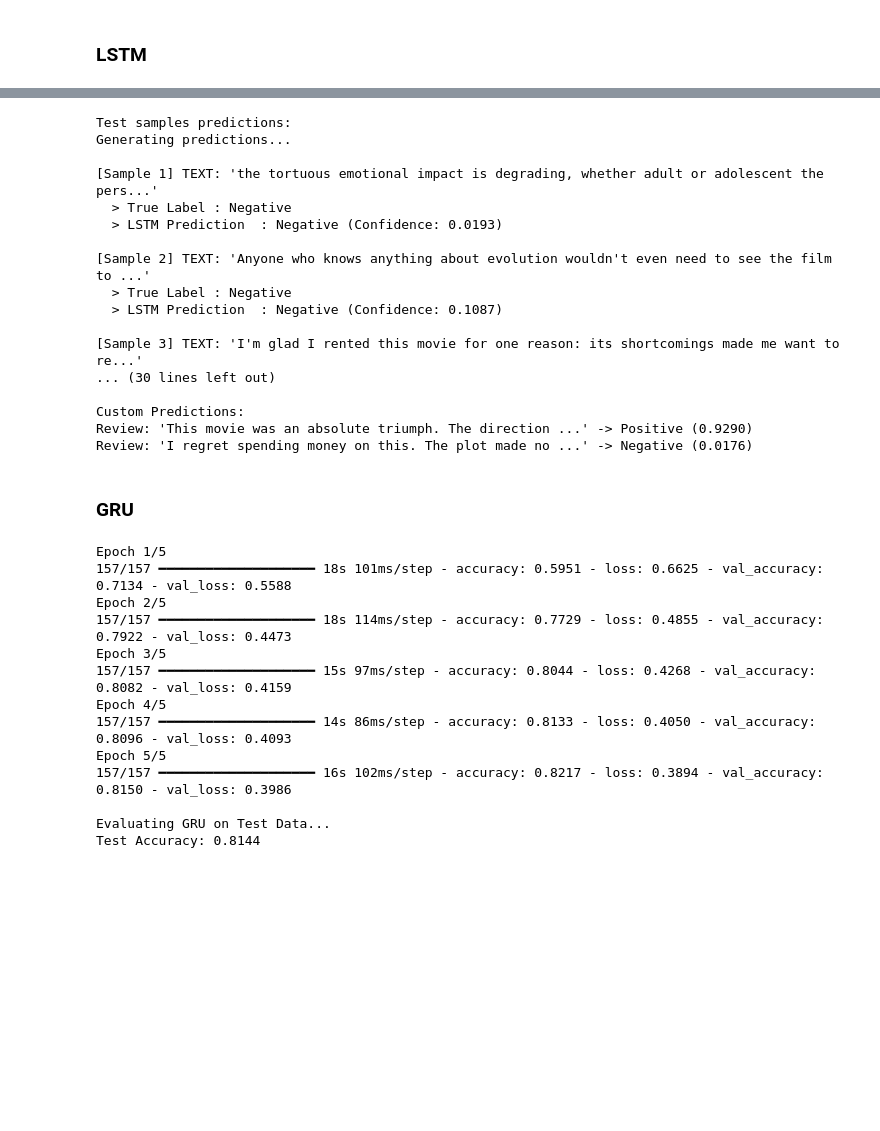
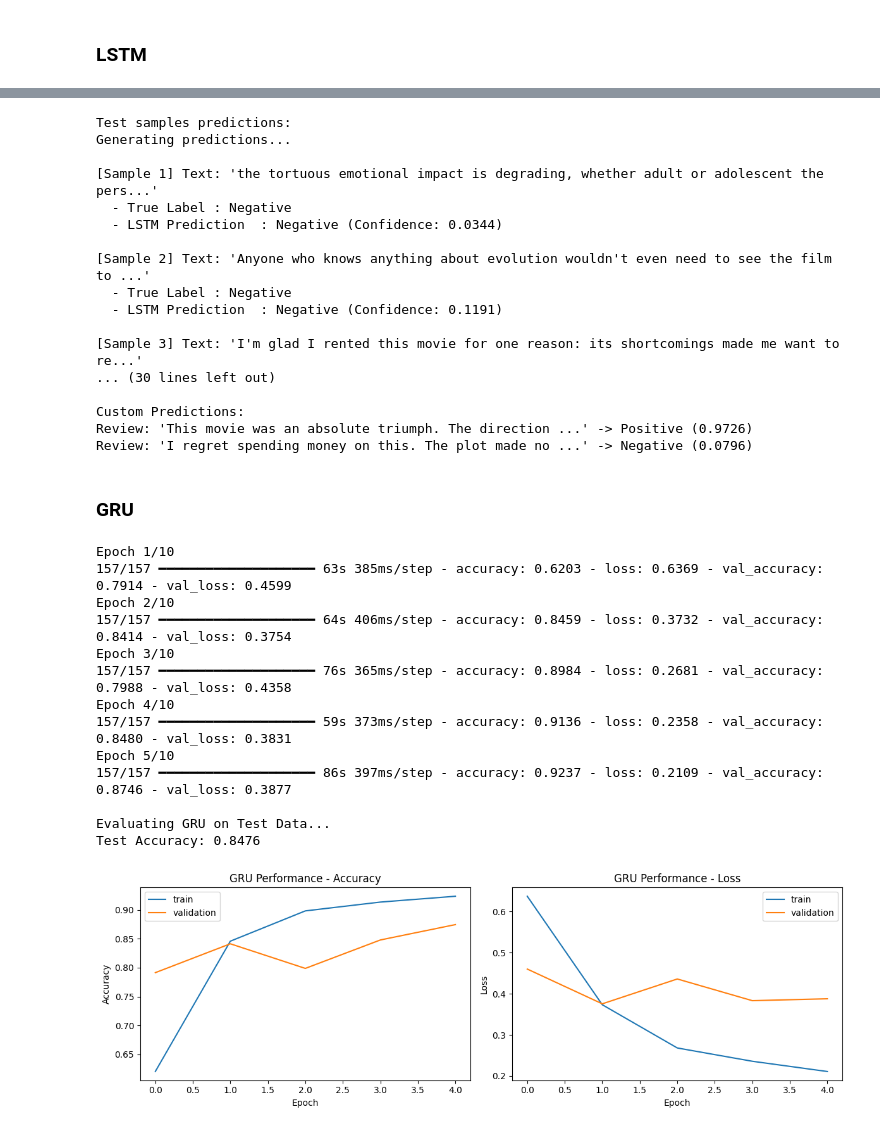
Before and after one commit to Grena30/Neural-Networks, a Jupyter notebook: notebooks/laboratory_work_4.ipynb, the cells around one changed output, grey strips where cells are left out. Cells and saved outputs as stored; diff of their text form; code cells hidden in the pictures; blank space fills up the shorter version.

```diff
--- a/notebooks/laboratory_work_4.ipynb
+++ b/notebooks/laboratory_work_4.ipynb
@@ -219,61 +314,78 @@ Test Accuracy: 0.8124
 # %%
 print(f"\nTest samples predictions:")
-predict(model_lstm, sample_texts, sample_x, sample_labels_true, num_samples, title="LSTM Prediction")
+predict(
+    model_lstm,
+    sample_texts,
+    sample_x,
+    sample_labels_true,
+    num_samples,
+    title="LSTM Prediction",
+)
 
 print(f"\nCustom Predictions:")
 predictions = model_lstm.predict(custom_reviews_vectorized, verbose=0)
 for review, pred in zip(custom_reviews, predictions):
-    print(f"Review: '{review[:50]}...' -> {'Positive' if pred[0] > 0.5 else 'Negative'} ({pred[0]:.4f})")
+    print(
+        f"Review: '{review[:50]}...' -> {'Positive' if pred[0] > 0.5 else 'Negative'} ({pred[0]:.4f})"
+    )
 # %% [output]
 Test samples predictions:
 Generating predictions...
 
-[Sample 1] TEXT: 'the tortuous emotional impact is degrading, whether adult or adolescent the pers...'
-  > True Label : Negative
-  > LSTM Prediction  : Negative (Confidence: 0.0193)
+[Sample 1] Text: 'the tortuous emotional impact is degrading, whether adult or adolescent the pers...'
+  - True Label : Negative
+  - LSTM Prediction  : Negative (Confidence: 0.0344)
 
-[Sample 2] TEXT: 'Anyone who knows anything about evolution wouldn't even need to see the film to ...'
-  > True Label : Negative
-  > LSTM Prediction  : Negative (Confidence: 0.1087)
+[Sample 2] Text: 'Anyone who knows anything about evolution wouldn't even need to see the film to ...'
+  - True Label : Negative
+  - LSTM Prediction  : Negative (Confidence: 0.1191)
 
-[Sample 3] TEXT: 'I'm glad I rented this movie for one reason: its shortcomings made me want to re...'
+[Sample 3] Text: 'I'm glad I rented this movie for one reason: its shortcomings made me want to re...'
 ... (30 lines left out)
 
 Custom Predictions:
-Review: 'This movie was an absolute triumph. The direction ...' -> Positive (0.9290)
-Review: 'I regret spending money on this. The plot made no ...' -> Negative (0.0176)
+Review: 'This movie was an absolute triumph. The direction ...' -> Positive (0.9726)
+Review: 'I regret spending money on this. The plot made no ...' -> Negative (0.0796)
 # %% [markdown]
 ### GRU
 # %%
 model_gru = build_model(rnn_type="GRU")
 
-early_stop_gru = EarlyStopping(monitor='val_loss', patience=2, restore_best_weights=True)
-checkpoint_gru = ModelCheckpoint(filepath="models/best_model_GRU.keras", monitor='val_loss', save_best_only=True)
+early_stop_gru = EarlyStopping(
+    monitor="val_loss", patience=3, restore_best_weights=True
+)
+checkpoint_gru = ModelCheckpoint(
+    filepath="models/best_model_GRU.keras", monitor="val_loss", save_best_only=True
+)
 
 history_gru = model_gru.fit(
-    x=train_x, y=train_y,
+    x=train_x,
+    y=train_y,
     validation_data=(val_x, val_y),
     epochs=epochs_to_run,
     batch_size=batch_size,
-    callbacks=[early_stop_gru, checkpoint_gru]
+    callbacks=[early_stop_gru, checkpoint_gru],
 )
 
 print(f"\nEvaluating GRU on Test Data...")
 loss, acc = model_gru.evaluate(test_x, test_y, batch_size=batch_size, verbose=0)
 print(f"Test Accuracy: {acc:.4f}")
+
+plot_history(history_gru, title="GRU Performance")
 # %% [output]
-Epoch 1/5
-157/157 ━━━━━━━━━━━━━━━━━━━━ 18s 101ms/step - accuracy: 0.5951 - loss: 0.6625 - val_accuracy: 0.7134 - val_loss: 0.5588
-Epoch 2/5
-157/157 ━━━━━━━━━━━━━━━━━━━━ 18s 114ms/step - accuracy: 0.7729 - loss: 0.4855 - val_accuracy: 0.7922 - val_loss: 0.4473
-Epoch 3/5
-157/157 ━━━━━━━━━━━━━━━━━━━━ 15s 97ms/step - accuracy: 0.8044 - loss: 0.4268 - val_accuracy: 0.8082 - val_loss: 0.4159
-Epoch 4/5
-157/157 ━━━━━━━━━━━━━━━━━━━━ 14s 86ms/step - accuracy: 0.8133 - loss: 0.4050 - val_accuracy: 0.8096 - val_loss: 0.4093
-Epoch 5/5
-157/157 ━━━━━━━━━━━━━━━━━━━━ 16s 102ms/step - accuracy: 0.8217 - loss: 0.3894 - val_accuracy: 0.8150 - val_loss: 0.3986
+Epoch 1/10
+157/157 ━━━━━━━━━━━━━━━━━━━━ 63s 385ms/step - accuracy: 0.6203 - loss: 0.6369 - val_accuracy: 0.7914 - val_loss: 0.4599
+Epoch 2/10
+157/157 ━━━━━━━━━━━━━━━━━━━━ 64s 406ms/step - accuracy: 0.8459 - loss: 0.3732 - val_accuracy: 0.8414 - val_loss: 0.3754
+Epoch 3/10
+157/157 ━━━━━━━━━━━━━━━━━━━━ 76s 365ms/step - accuracy: 0.8984 - loss: 0.2681 - val_accuracy: 0.7988 - val_loss: 0.4358
+Epoch 4/10
+157/157 ━━━━━━━━━━━━━━━━━━━━ 59s 373ms/step - accuracy: 0.9136 - loss: 0.2358 - val_accuracy: 0.8480 - val_loss: 0.3831
+Epoch 5/10
+157/157 ━━━━━━━━━━━━━━━━━━━━ 86s 397ms/step - accuracy: 0.9237 - loss: 0.2109 - val_accuracy: 0.8746 - val_loss: 0.3877
 
 Evaluating GRU on Test Data...
-Test Accuracy: 0.8144
+Test Accuracy: 0.8476
+[figure, added]
 # %%
 print(f"\nTest samples predictions:")
```
Also changed, not shown: parts of 14 cells of this notebook.
